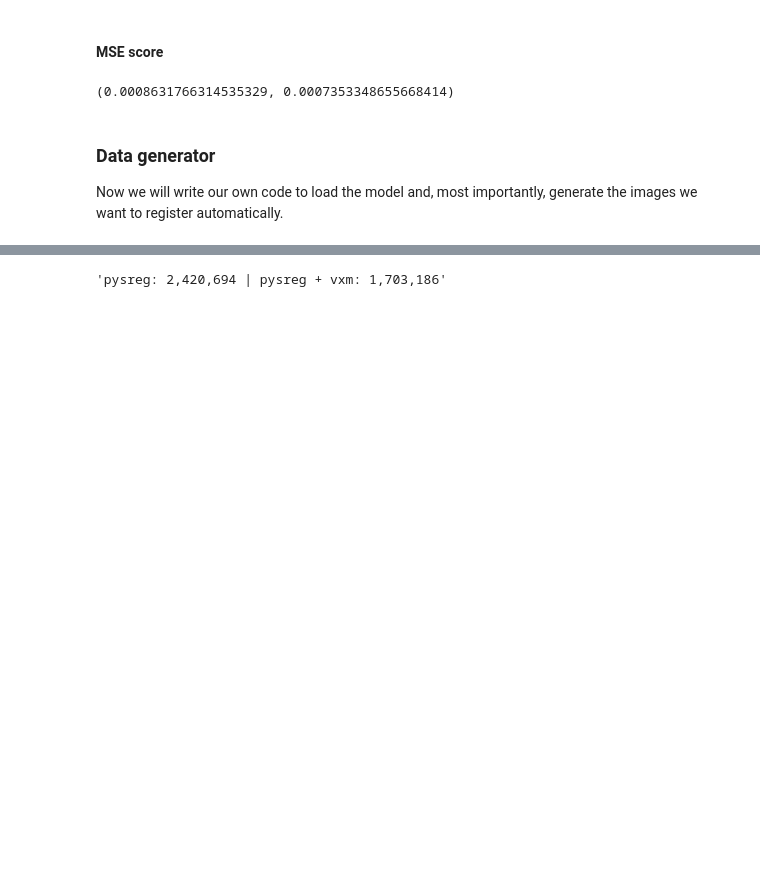
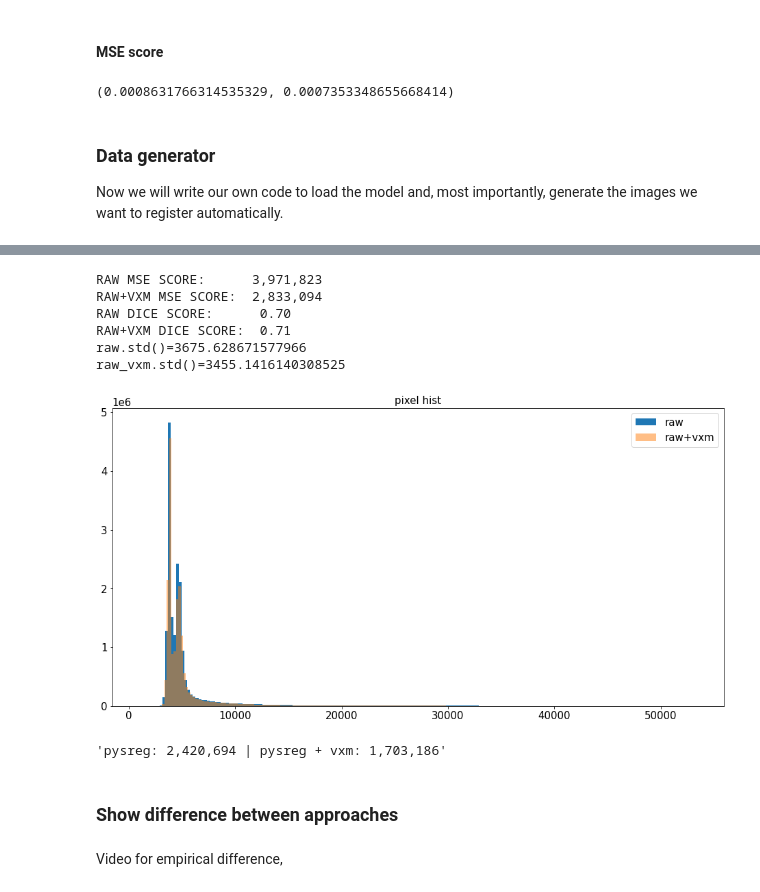
Before and after one commit to Sager611/stabilize2p, a Jupyter notebook: notebooks/voxelmorph.ipynb, the cells around one changed output, grey strips where cells are left out. Cells and saved outputs as stored; diff of their text form; code cells hidden in the pictures; blank space fills up the shorter version.

```diff
--- a/notebooks/voxelmorph.ipynb
+++ b/notebooks/voxelmorph.ipynb
@@ -334,8 +334,12 @@ from modules.utils import vxm_register
 import logging
 logging.getLogger().setLevel(logging.INFO)
 
-in_path = pystackreg_examples[1]
+NUM_FRAMES = 50
+print(f'{NUM_FRAMES=}')
+
+in_path = orig_examples[1]
 model_path = os.path.abspath("../models/voxelmorph-pretrained-vxm_dense_brain_T1_3D_mse.h5")
-out_video, out_flow = vxm_register(in_path, model_path, strategy='GPU', key=range(50))
+out_video, out_flow = vxm_register(in_path, model_path, strategy='GPU', key=range(NUM_FRAMES))
+np.save('raw+vxm.npy', out_video)
 # %% [output]
 INFO:root:Num Physical GPUs Available: 1
@@ -399,6 +429,44 @@ Done (0.64s)
+# %%
+from modules.metrics import MSE_score, cont_dice_scores
+from modules.utils import segment_video
+
+raw = tiff.imread(in_path, key=range(NUM_FRAMES))
+raw_vxm = np.load('raw+vxm.npy')
+
+def DICE_SCORE(video):
+    res = segment_video(video, sigma=1.0, num_reps=15, contrast=2.5)
+    return cont_dice_scores(res).mean()
+
+print(f'RAW MSE SCORE:     {MSE_score(raw) : ,.0f}')
+print(f'RAW+VXM MSE SCORE: {MSE_score(raw_vxm) : ,.0f}')
+print(f'RAW DICE SCORE:     {DICE_SCORE(raw) : .2f}')
+print(f'RAW+VXM DICE SCORE: {DICE_SCORE(raw_vxm) : .2f}')
+
+print(f'{raw.std()=}')
+print(f'{raw_vxm.std()=}')
+
+plt.figure(figsize=(16, 8))
+plt.hist(raw.ravel(), bins=200, label=r'raw')
+plt.hist(raw_vxm.ravel(), bins=200, alpha=.5, label=r'raw+vxm')
+plt.legend()
+plt.title('pixel hist')
+plt.legend()
+plt.show()
+# %% [output]
+RAW MSE SCORE:      3,971,823
+RAW+VXM MSE SCORE:  2,833,094
+RAW DICE SCORE:      0.70
+RAW+VXM DICE SCORE:  0.71
+raw.std()=3675.628671577966
+raw_vxm.std()=3455.1416140308525
+[figure, added]
 # %%
 from modules.metrics import MSE_score
 video = tiff.imread(in_path, key=range(51))
 f'pysreg: {MSE_score(video):,.0f} | pysreg + vxm: {MSE_score(out_video):,.0f}'
 # %% [output]
 'pysreg: 2,420,694 | pysreg + vxm: 1,703,186'
+# %% [markdown]
+### Show difference between approaches
+# %% [markdown]
+Video for empirical difference,
```
Also changed, not shown: parts of 12 cells of this notebook, 18 other files.
